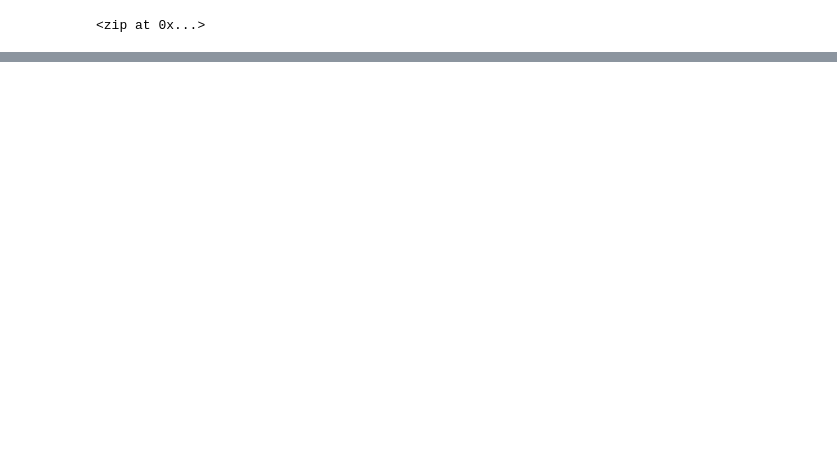
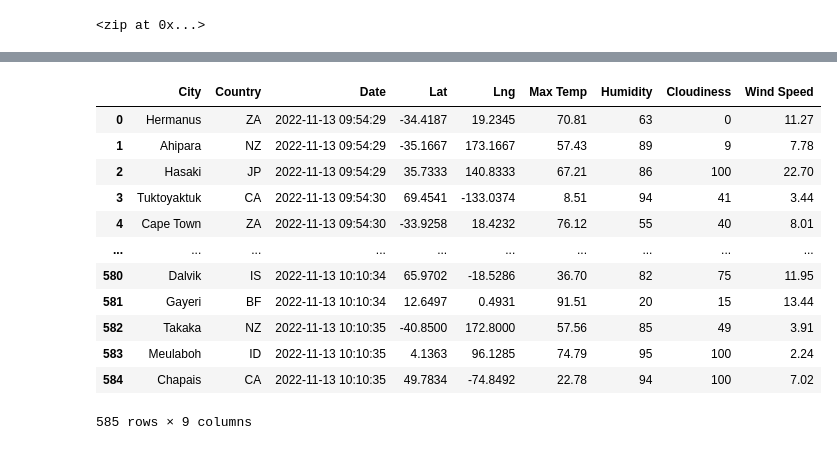
Before and after one commit to andrewykin/World_Weather_Analysis, a Jupyter notebook: WeatherPy.ipynb, the cells around one changed output, grey strips where cells are left out. Drawn from its saved outputs; the diff is of its cells as text; code cells hidden in the pictures; blank space fills up the shorter version.

Commit message:
modified .gitignore and updated WeatherPy.

```diff
--- a/WeatherPy.ipynb
+++ b/WeatherPy.ipynb
@@ -33,0 +39,2 @@ len(cities)
+# %%
+url = "http://api.openweathermap.org/data/2.5/weather?units=Imperial&APPID=" + weather_api_key
@@ -33,0 +129,4 @@ len(cities)
+# %%
+# Convert the array of dictionaries to a Pandas DataFrame.
+city_data_df = pd.DataFrame(city_data)
+city_data_df.head(10)
@@ -33,0 +145,19 @@ len(cities)
+# %%
+# Change column order
+new_column_order = ["City", "Country", "Date", "Lat", "Lng", "Max Temp", "Humidity", "Cloudiness", "Wind Speed"]
+city_data_df = city_data_df[new_column_order]
+city_data_df
+# %% [output]
+|  | City | Country | Date | Lat | Lng | Max Temp | Humidity | Cloudiness | Wind Speed |
+| 0 | Hermanus | ZA | 2022-11-13 09:54:29 | -34.4187 | 19.2345 | 70.81 | 63 | 0 | 11.27 |
+| 1 | Ahipara | NZ | 2022-11-13 09:54:29 | -35.1667 | 173.1667 | 57.43 | 89 | 9 | 7.78 |
+| 2 | Hasaki | JP | 2022-11-13 09:54:29 | 35.7333 | 140.8333 | 67.21 | 86 | 100 | 22.70 |
+| 3 | Tuktoyaktuk | CA | 2022-11-13 09:54:30 | 69.4541 | -133.0374 | 8.51 | 94 | 41 | 3.44 |
+| 4 | Cape Town | ZA | 2022-11-13 09:54:30 | -33.9258 | 18.4232 | 76.12 | 55 | 40 | 8.01 |
+| ... | ... | ... | ... | ... | ... | ... | ... | ... | ... |
+| 580 | Dalvik | IS | 2022-11-13 10:10:34 | 65.9702 | -18.5286 | 36.70 | 82 | 75 | 11.95 |
+| 581 | Gayeri | BF | 2022-11-13 10:10:34 | 12.6497 | 0.4931 | 91.51 | 20 | 15 | 13.44 |
+| 582 | Takaka | NZ | 2022-11-13 10:10:35 | -40.8500 | 172.8000 | 57.56 | 85 | 49 | 3.91 |
+| 583 | Meulaboh | ID | 2022-11-13 10:10:35 | 4.1363 | 96.1285 | 74.79 | 95 | 100 | 2.24 |
+| 584 | Chapais | CA | 2022-11-13 10:10:35 | 49.7834 | -74.8492 | 22.78 | 94 | 100 | 7.02 |
+585 rows × 9 columns
```
Also changed, not shown: parts of 7 cells of this notebook, 3 other files.
